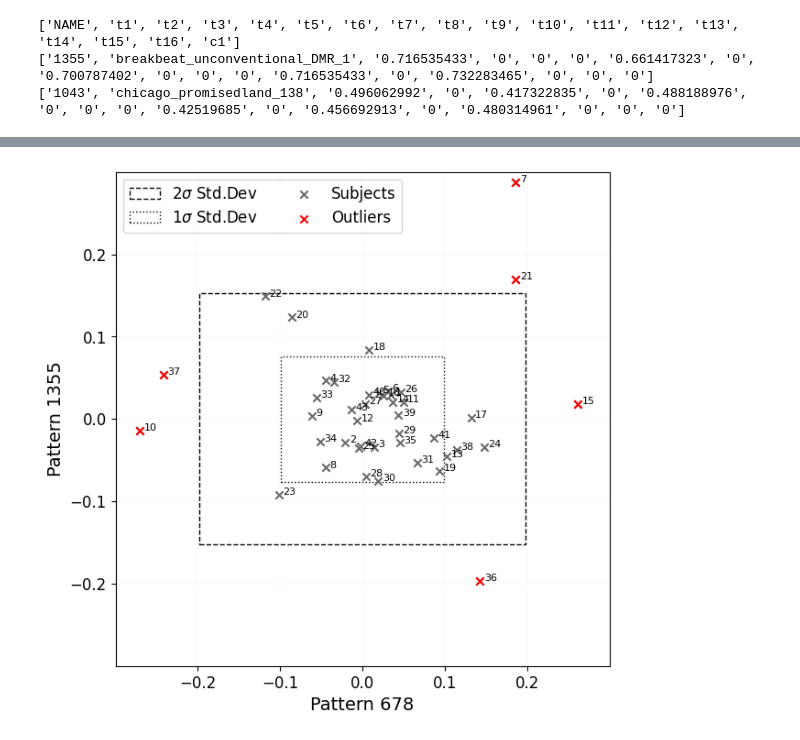
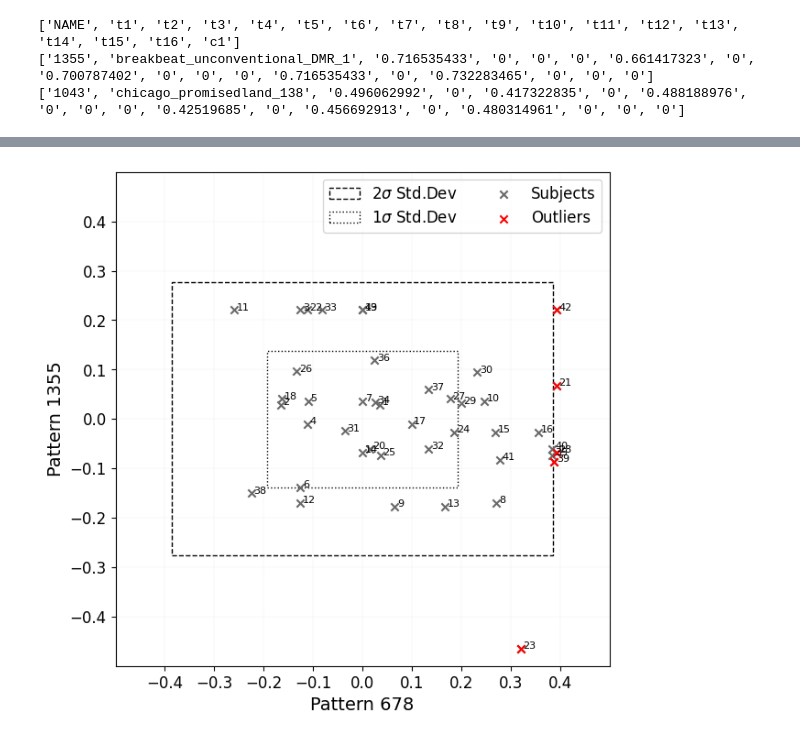
Before and after one commit to peter-clark/investigating-human-tapping-behavior-polyphonic-rhythms, a Jupyter notebook: 6-Tapping_Rhythmic_Contour_of_Polyphonic_Rhythms.ipynb, the cells around one changed output, grey strips where cells are left out. Saved outputs shown, nothing was run; the diff lists cells and outputs as text; code cells hidden in the pictures.

Commit message:
outliers

```diff
--- a/6-Tapping_Rhythmic_Contour_of_Polyphonic_Rhythms.ipynb
+++ b/6-Tapping_Rhythmic_Contour_of_Polyphonic_Rhythms.ipynb
@@ -327,57 +369,69 @@ print(tap_data_controls.shape)
 fig, (ax1) = plt.subplots(figsize=(7,7))
 ax1.set_aspect('equal')
 
-print(f"{(np.mean(tap_data_controls, axis=2)).shape}")
-tdc = np.array([[[0.0 for x in range(16)] for y in range(n_subjects)] for z in range(2)], dtype=float)
+control_precision = np.array([[[0.0 for x in range(16)] for y in range(2)] for z in range(n_subjects)], dtype=float)
+control_means = np.array([[0.0 for x in range(16)] for y in range(2)], dtype=float)
+
 
 for n in range(n_subjects): # find differences in tapping to same pattern
-    tdc[0][n] = tap_data_controls[0][n]-tap_data_controls[1][n]
-    tdc[1][n] = tap_data_controls[2][n]-tap_data_controls[3][n]
+    control_precision[n][0] = (tap_data_controls[n][0]-tap_data_controls[n][1]) # 678
+    control_precision[n][1] = (tap_data_controls[n][2]-tap_data_controls[n][3]) # 1355
 
-print(np.mean(tdc, axis=2).shape)
-_tdc = np.mean(tdc, axis=2).T #(2,43,16) -> (43,2)
-print(_tdc[:,0].shape)
-prcs678=np.std((_tdc[:,0]))
-prcs1355=np.std((_tdc[:,1]))
-print(f"{prcs678:.4f} {prcs1355:.4f}")
+    control_means[0] += (tap_data_controls[n][0]+tap_data_controls[n][1])/2
+    control_means[1] += (tap_data_controls[n][2]+tap_data_controls[n][3])/2
+control_means[:] /= n_subjects
+
+print(tap_data_controls[0])
+precision_means = np.mean(control_precision, axis=2)
+print(precision_means.shape)
+print(f"678: m={np.mean(np.abs(precision_means[:,0])):.3f} sd={np.std(precision_means[:,0]):.3f}")
+print(f"1355: m={np.mean(np.abs(precision_means[:,1])):.3f} sd={np.std(precision_means[:,1]):.3f}")
+
+print(f"control_precision - {control_precision.shape}")
+
+# Get std devs of precision per pattern
+sd_678=np.std(precision_means[:,0])
+sd_1355=np.std(precision_means[:,1])
+print(f"{sd_678:.4f} {sd_1355:.4f}")
 
 
 ## Precision by Control Pattern ##
-p1=(2*prcs678,-2*prcs1355)
-p2=(-2*prcs678,2*prcs1355)
-rect = mpl.patches.Rectangle((p2[0], p1[1]), p1[0] - p2[0], p2[1] - p1[1], \
-                            linewidth=1, edgecolor='black', facecolor='none', linestyle='--', label=r'2$\sigma$ Std.Dev')
+p1=(2*sd_678,-2*sd_1355)
+p2=(-2*sd_678,2*sd_1355)
+rect = mpl.patches.Rectangle((p2[0], p1[1]), p1[0] - p2[0], p2[1] - p1[1], linewidth=1, edgecolor='black', facecolor='none', linestyle='--', label=r'2$\sigma$ Std.Dev')
 ax1.add_patch(rect)
 
-p1=(prcs678,-prcs1355)
-p2=(-prcs678,prcs1355)
-rect = mpl.patches.Rectangle((p2[0], p1[1]), p1[0] - p2[0], p2[1] - p1[1], \
-                            linewidth=1, edgecolor='black', facecolor='none', linestyle=':', label=r'1$\sigma$ Std.Dev')
+p1=(sd_678,-sd_1355)
+p2=(-sd_678,sd_1355)
+rect = mpl.patches.Rectangle((p2[0], p1[1]), p1[0] - p2[0], p2[1] - p1[1], linewidth=1, edgecolor='black', facecolor='none', linestyle=':', label=r'1$\sigma$ Std.Dev')
 ax1.add_patch(rect)
 
 # scatter here for legend organization
-ax1.scatter(_tdc[:,0], _tdc[:,1], marker='x', color='dimgrey', label="Subjects")
+ax1.scatter(precision_means[:,0], precision_means[:,1], marker='x', color='dimgrey', label="Subjects")
 
 red=[]
 n_clean = 0
 _tap_data_clean=[]
 for i in range(n_subjects):
-    ax1.text(_tdc[i][0]+0.005, _tdc[i][1], str(i+1), fontsize=8) # plot subj #
-    if _tdc[i,0]>2*prcs678 or _tdc[i,0]<-2*prcs678: # precision check 678
-        red.append(_tdc[i])
-    elif _tdc[i,1]>2*prcs1355 or _tdc[i,1]<-2*prcs1355: # precision check 1355
-        red.append(_tdc[i])
+    ax1.text(precision_means[i][0]+0.005, precision_means[i][1], str(i+1), fontsize=8) # plot subj text
+    if precision_means[i,0] > 2*sd_678 or precision_means[i,0]< -2*sd_678: # precision check 678
+        red.append(precision_means[i])
+
+    elif precision_means[i,1] > 2*sd_1355 or precision_means[i,1] < -2*sd_1355: # precision check 1355
+        red.append(precision_means[i])
     else:
         _tap_data_clean.append(tap_data_subjects[i][:16]) # else add to
         n_clean+=1
 tap_data_clean=np.array(_tap_data_clean,dtype=float)
 red=np.array(red, dtype=float)
-ax1.scatter(red[:,0], red[:,1], marker='x', color='red', label="Outliers")
+ax1.scatter(red[:,0], red[:,1], marker='x', color='red', label="Outliers") #plot outliers
+
+print(f"outliers: {n_subjects-n_clean}")
 
 ax1.set_xlabel("Pattern 678", fontsize=14, fontfamily='sans-serif')
 ax1.set_ylabel("Pattern 1355", fontsize=14, fontfamily='sans-serif')
-x=0.3
-y=0.3
+x=0.5
+y=0.5
 ax1.set(xlim=[-x,x], ylim=[-y,y], xticks=np.arange(-x+0.1,x,0.1), yticks=np.arange(-y+0.1,y,0.1))
 ax1.tick_params(labelsize=12)
 ax1.grid(color='lightgrey', linewidth=0.3, alpha=0.4)
@@ -391,4 +459,4 @@ plt.show()
-[figure, old version]
+[figure, new version]
 # %%
 fig,(ax, ax1)=plt.subplots(1,2, figsize=(14,5))
 hist = tap_data_clean[tap_data_clean>0.05]
```
Also changed, not shown: parts of 4 cells of this notebook.
